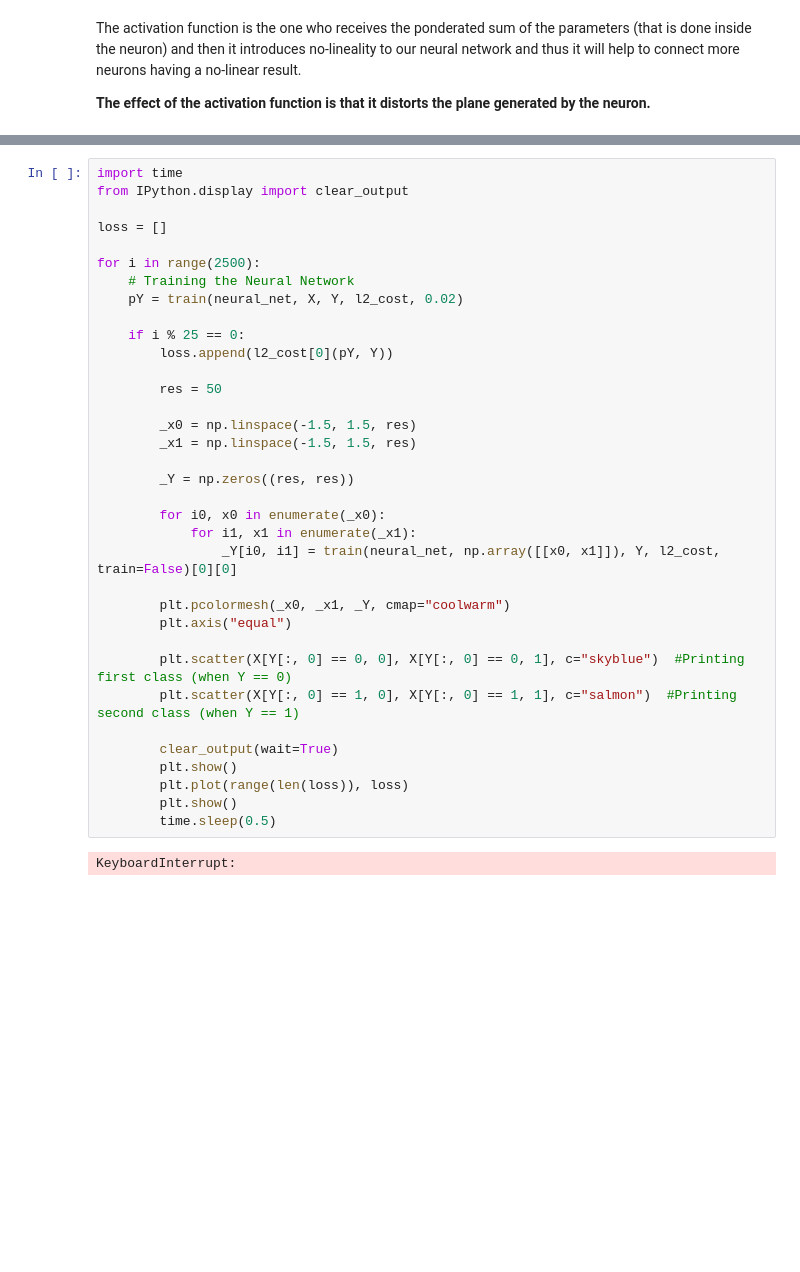
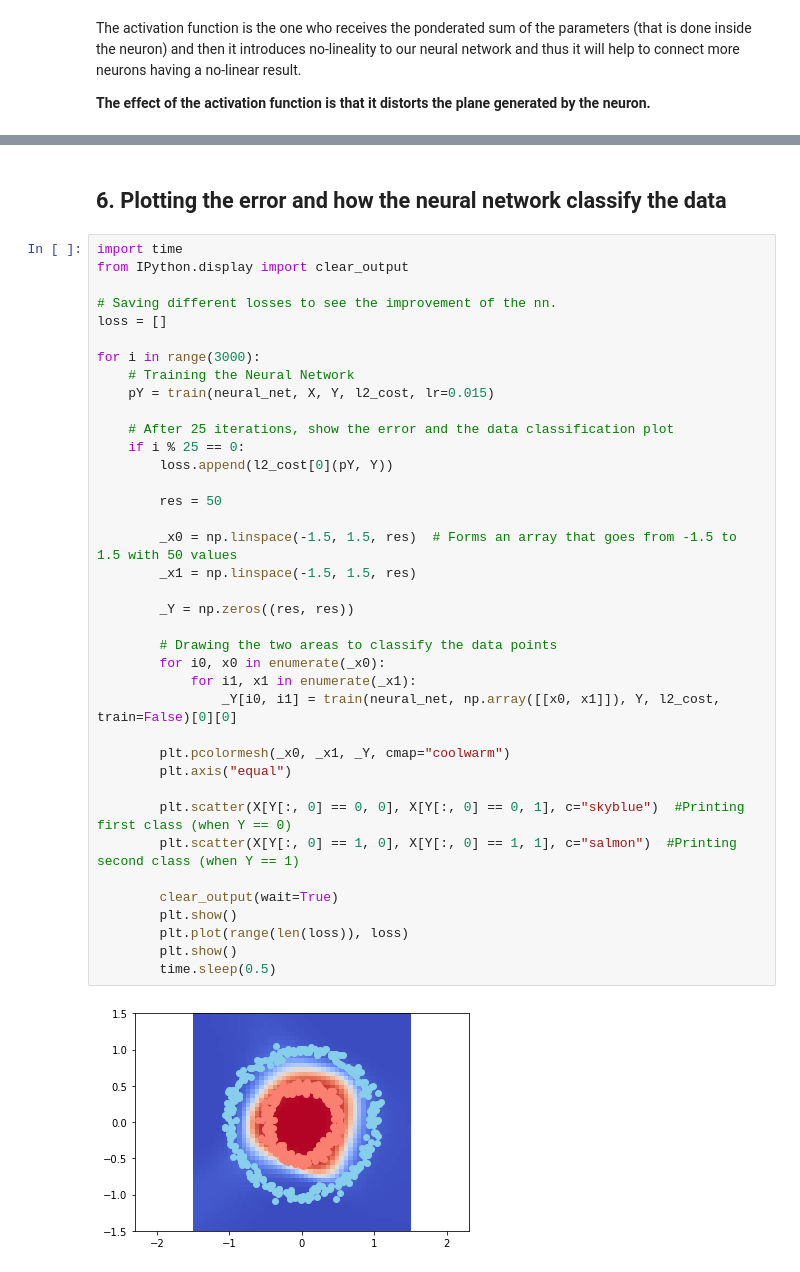
Before and after one commit to xavierperez21/neural_network_from_scratch_python, a Jupyter notebook: Neural_Network_from_scratch.ipynb, the cells around one changed output, grey strips where cells are left out. Cells and saved outputs as stored; diff of their text form; blank space fills up the shorter version.

Commit message:
Modifying hyperparameters to improve training

```diff
--- a/Neural_Network_from_scratch.ipynb
+++ b/Neural_Network_from_scratch.ipynb
@@ -139,37 +160,42 @@ def train(neural_net, X, Y, l2_cost, lr=0.5, train=True):
+# %% [markdown]
+## 6. Plotting the error and how the neural network classify the data
 # %%
 import time
 from IPython.display import clear_output
 
+# Saving different losses to see the improvement of the nn.
 loss = []
 
-for i in range(2500):
+for i in range(3000):
     # Training the Neural Network
-    pY = train(neural_net, X, Y, l2_cost, 0.02)
+    pY = train(neural_net, X, Y, l2_cost, lr=0.015)
 
+    # After 25 iterations, show the error and the data classification plot
     if i % 25 == 0:
         loss.append(l2_cost[0](pY, Y))
 
         res = 50
 
-        _x0 = np.linspace(-1.5, 1.5, res)
+        _x0 = np.linspace(-1.5, 1.5, res)  # Forms an array that goes from -1.5 to 1.5 with 50 values
         _x1 = np.linspace(-1.5, 1.5, res)
 
         _Y = np.zeros((res, res))
 
+        # Drawing the two areas to classify the data points
         for i0, x0 in enumerate(_x0):
             for i1, x1 in enumerate(_x1):
                 _Y[i0, i1] = train(neural_net, np.array([[x0, x1]]), Y, l2_cost, train=False)[0][0]
 
         plt.pcolormesh(_x0, _x1, _Y, cmap="coolwarm")
         plt.axis("equal")
 
         plt.scatter(X[Y[:, 0] == 0, 0], X[Y[:, 0] == 0, 1], c="skyblue")  #Printing first class (when Y == 0)
         plt.scatter(X[Y[:, 0] == 1, 0], X[Y[:, 0] == 1, 1], c="salmon")  #Printing second class (when Y == 1)
 
         clear_output(wait=True)
         plt.show()
         plt.plot(range(len(loss)), loss)
         plt.show()
         time.sleep(0.5)
 # %% [output]
-KeyboardInterrupt:
+[figure, added]
```
Also changed, not shown: parts of 14 cells of this notebook.
